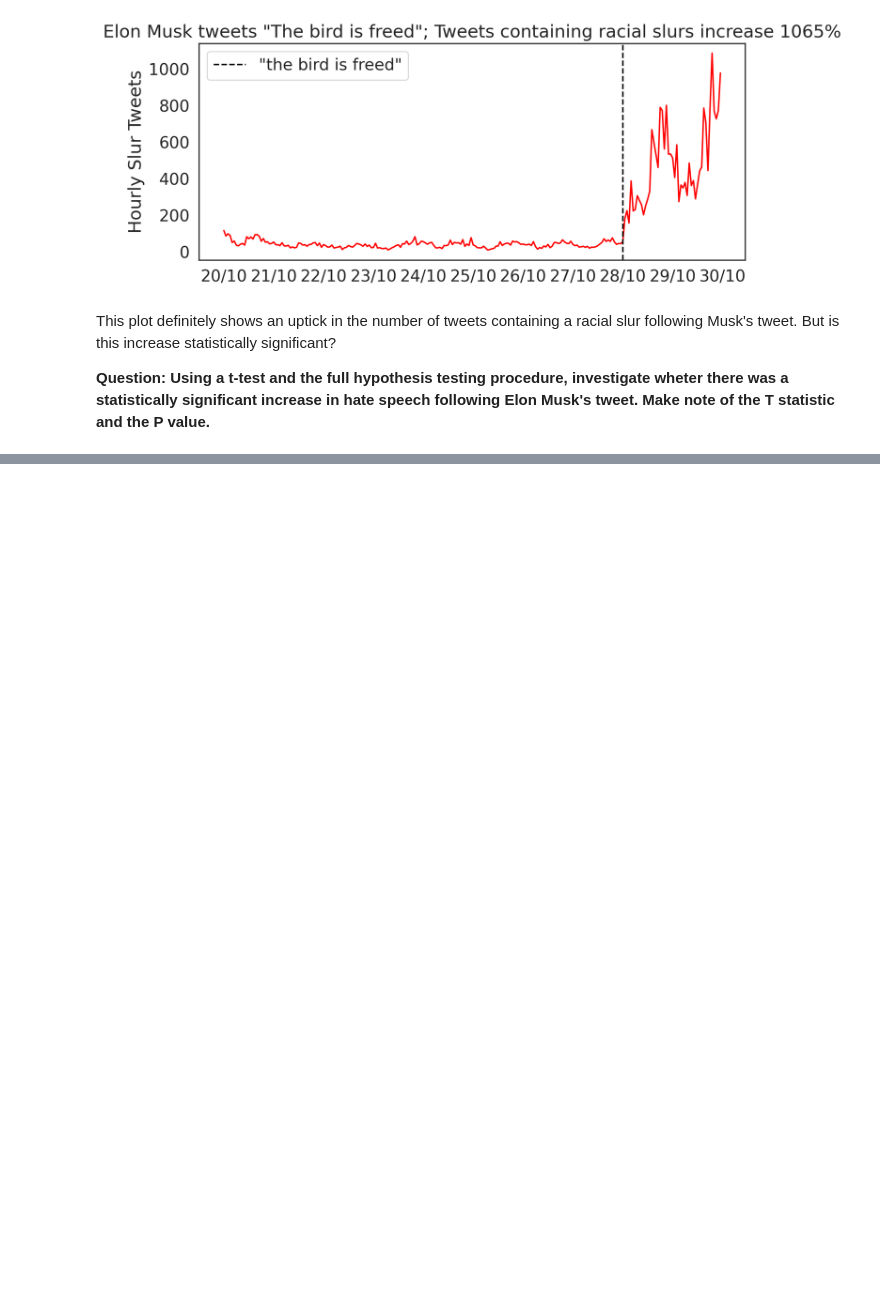
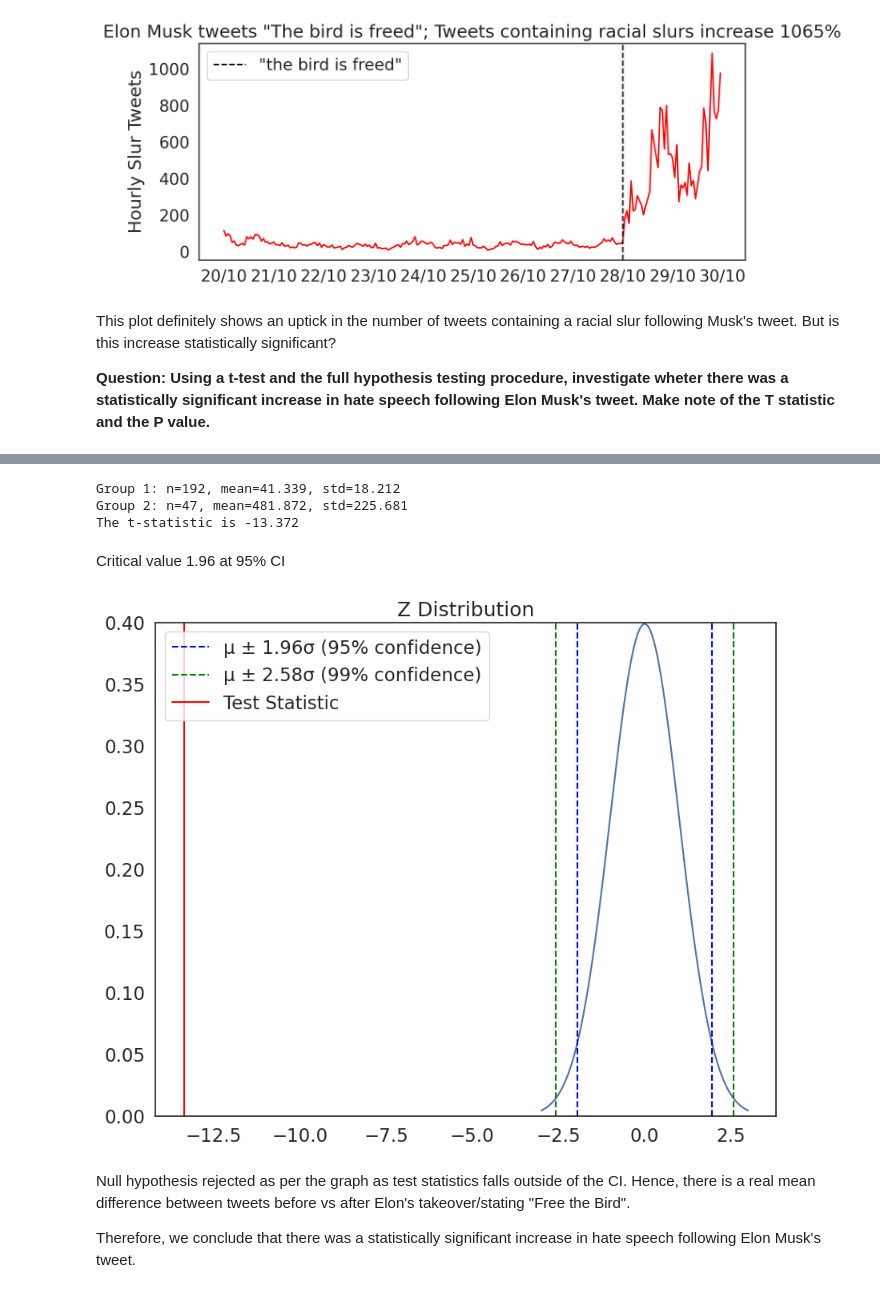
Before and after one commit to Sree-git4/QM2, a Jupyter notebook: notebooks/W06. Hypothesis Testing.ipynb, the cells around one changed output, grey strips where cells are left out. Saved outputs shown, nothing was run; the diff lists cells and outputs as text; code cells hidden in the pictures; blank space fills up the shorter version.

```diff
--- a/notebooks/W06. Hypothesis Testing.ipynb
+++ b/notebooks/W06. Hypothesis Testing.ipynb
@@ -326,0 +348,51 @@ This plot definitely shows an uptick in the number of tweets containing a racial
+# %%
+def manual_ttest(group1, group2, plot=False): # define a function called "manual_ttest" that takes two groups and a boolean value for whether or not to plot the results as arguments
+
+    desc1, desc2=group1.describe(), group2.describe() # get descriptive statistics for both samples
+
+    n1,std1,mean1 = desc1['count'], desc1['std'] ,desc1['mean'] # get the sample size, standard deviation, and mean of the first sample
+    n2,std2,mean2 = desc2['count'], desc2['std'] ,desc2['mean'] # get the sample size, standard deviation, and mean of the second sample
+
+    # calculate standard errors
+    se1, se2 = std1**2/n1, std2**2/n2 # '**2' is the same as squaring the number
+
+    # standard error on the difference between the samples
+    sed = np.sqrt(se1 + se2)
+
+    # calculate the t statistic
+    t_stat = (mean1 - mean2) / sed
+
+    # print the results
+    print("Group 1: n=%.0f, mean=%.3f, std=%.3f" % (n1,mean1,std1))
+    print("Group 2: n=%.0f, mean=%.3f, std=%.3f" % (n2,mean2,std2))
+    print('The t-statistic is %.3f' % t_stat) # print the t-statistic
+
+    if plot==True: # if the plot argument is set to True, plot the results
+        groups=pd.DataFrame() # create an empty dataframe
+        i=1 # create a counter variable called "i" and set it equal to 1
+
+        for group in [group1, group2]: # loop through each group in the list of groups
+            plot_df=pd.DataFrame({'Values': group,'Group':i}) # create a dataframe with the values of the group and a column called "Group" that contains the group number
+            groups=groups.append(plot_df) # append the dataframe to the list of dataframes
+            i+=1 # increase the counter by 1
+
+        sns.pointplot(data=groups , x='Group', y='Values',errorbar=('ci', 95), color='black', join=False, capsize=.8) # plot the means of the groups with a 95% confidence interval
+        plt.title('Comparison of Group Means with 95% Confidence Intervals') # add a title
+
+    return t_stat # return the t-statistic
+# %%
+t = manual_ttest(tweets[tweets['hour']<tweet]['count'], tweets[tweets['hour']>tweet]['count'])
+# %% [output]
+Group 1: n=192, mean=41.339, std=18.212
+Group 2: n=47, mean=481.872, std=225.681
+The t-statistic is -13.372
+# %% [markdown]
+Critical value 1.96 at 95% CI
+# %%
+plot_z(t)
+# %% [output]
+[figure, added]
+# %% [markdown]
+Null hypothesis rejected as per the graph as test statistics falls outside of the CI. Hence, there is a real mean difference between tweets before vs after Elon's takeover/stating "Free the Bird".
+
+Therefore, we conclude that there was a statistically significant increase in hate speech following Elon Musk's tweet.
```
Also changed, not shown: parts of 11 cells of this notebook.
